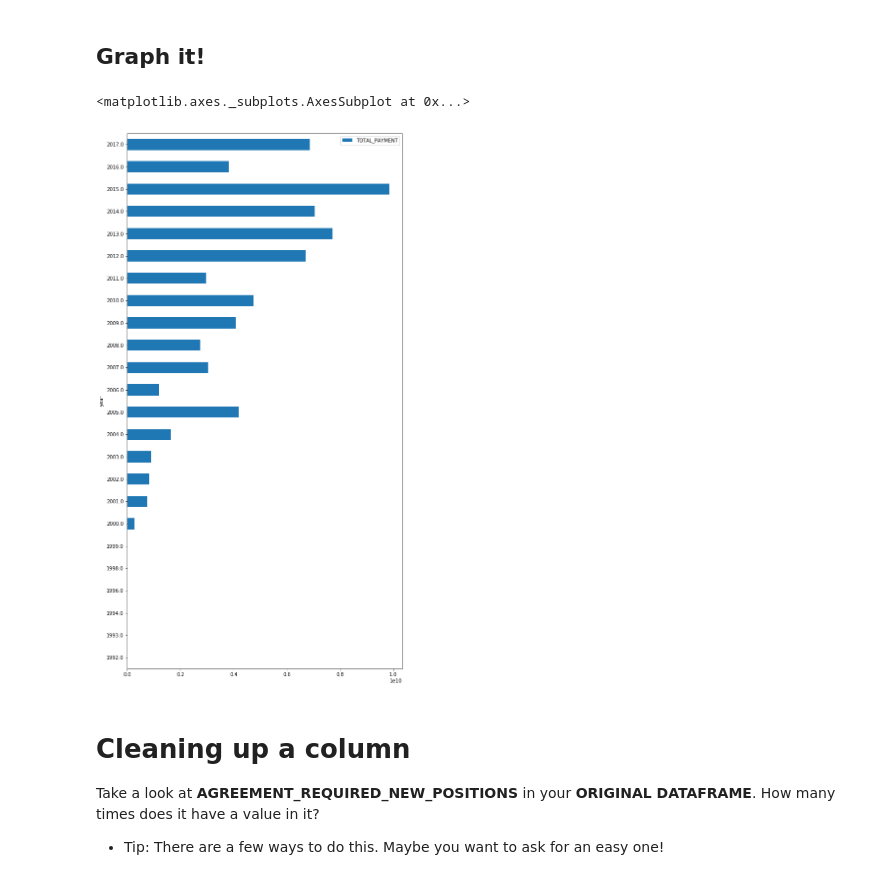
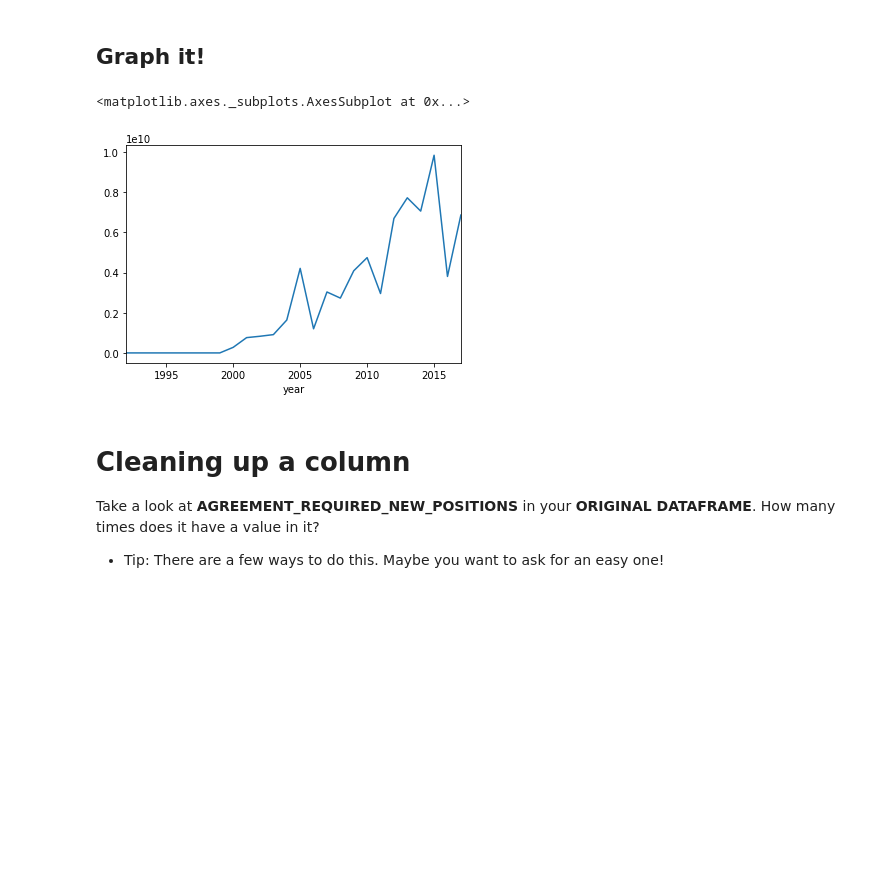
Before and after one commit to mathieulede/foundations, a Jupyter notebook: 0910-homework/corporate-prosecution/Corporate Prosecution - Exercise B.ipynb, the cells around one changed output. Cells and saved outputs as stored; diff of their text form; code cells hidden in the pictures; blank space fills up the shorter version.

```diff
--- a/0910-homework/corporate-prosecution/Corporate Prosecution - Exercise B.ipynb
+++ b/0910-homework/corporate-prosecution/Corporate Prosecution - Exercise B.ipynb
@@ -325,10 +324,10 @@ df_refined.groupby('year').sum().apply(lambda x: x / 1)
 # %% [markdown]
 ## Graph it!
 # %%
-df_refined.groupby('year').sum().plot(kind='barh', figsize=(10,20))
+df_refined.groupby('year')['TOTAL_PAYMENT'].sum().plot()
 # %% [output]
 <matplotlib.axes._subplots.AxesSubplot at 0x...>
-[figure, old version]
+[figure, new version]
 # %% [markdown]
 # Cleaning up a column
 
```
Also changed, not shown: parts of 16 cells of this notebook, 2 other files.
